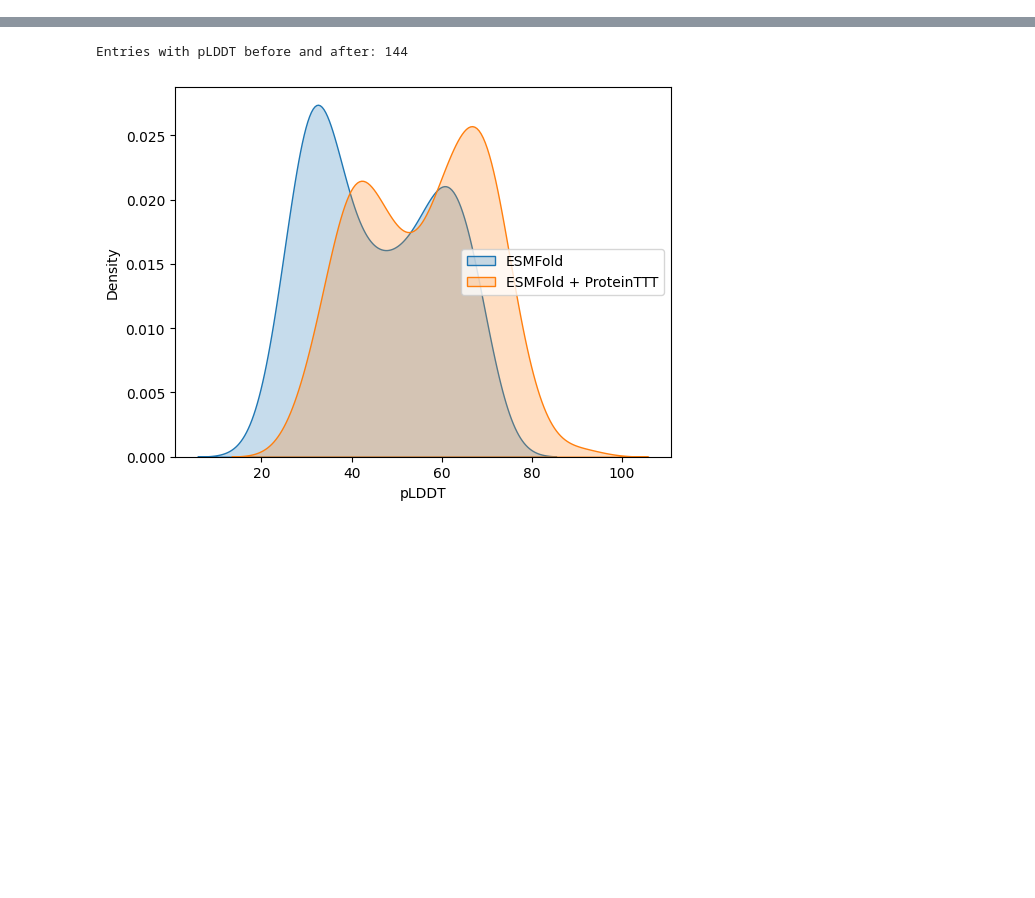
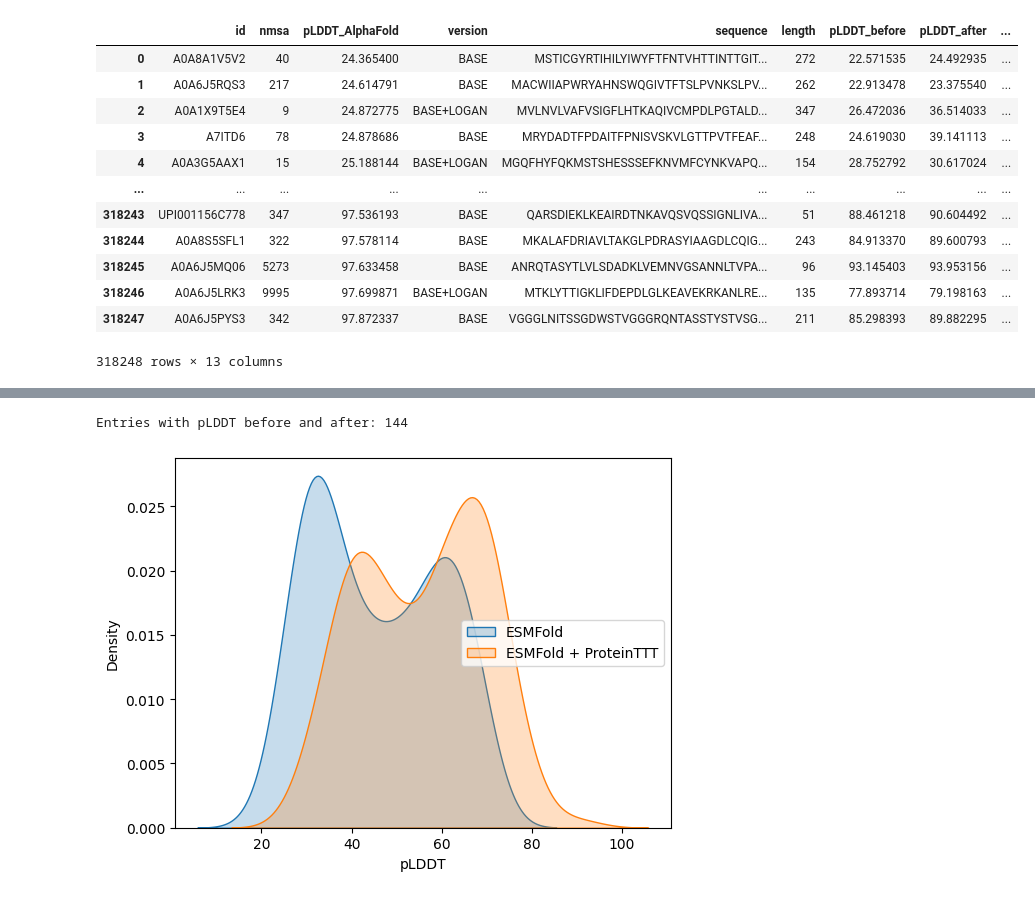
Before and after one commit to pimenol/ProteinTTT, a Jupyter notebook: notebooks/Bfvd.ipynb, the cells around one changed output, grey strips where cells are left out. Drawn from its saved outputs; the diff is of its cells as text; code cells hidden in the pictures; blank space fills up the shorter version.

```diff
--- a/notebooks/Bfvd.ipynb
+++ b/notebooks/Bfvd.ipynb
@@ -32,0 +29,17 @@ df_results = pd.read_csv(base_path / 'results.tsv', sep="\t")
+# %%
+df = pd.read_csv(base_path / 'results.tsv', sep="\t")
+df
+# %% [output]
+|  | id | nmsa | pLDDT_AlphaFold | version | sequence | length | pLDDT_before | pLDDT_after | ... |
+| 0 | A0A8A1V5V2 | 40 | 24.365400 | BASE | MSTICGYRTIHILYIWYFTFNTVHTTINTTGIT... | 272 | 22.571535 | 24.492935 | ... |
+| 1 | A0A6J5RQS3 | 217 | 24.614791 | BASE | MACWIIAPWRYAHNSWQGIVTFTSLPVNKSLPV... | 262 | 22.913478 | 23.375540 | ... |
+| 2 | A0A1X9T5E4 | 9 | 24.872775 | BASE+LOGAN | MVLNVLVAFVSIGFLHTKAQIVCMPDLPGTALD... | 347 | 26.472036 | 36.514033 | ... |
+| 3 | A7ITD6 | 78 | 24.878686 | BASE | MRYDADTFPDAITFPNISVSKVLGTTPVTFEAF... | 248 | 24.619030 | 39.141113 | ... |
+| 4 | A0A3G5AAX1 | 15 | 25.188144 | BASE+LOGAN | MGQFHYFQKMSTSHESSSEFKNVMFCYNKVAPQ... | 154 | 28.752792 | 30.617024 | ... |
+| ... | ... | ... | ... | ... | ... | ... | ... | ... | ... |
+| 318243 | UPI001156C778 | 347 | 97.536193 | BASE | QARSDIEKLKEAIRDTNKAVQSVQSSIGNLIVA... | 51 | 88.461218 | 90.604492 | ... |
+| 318244 | A0A8S5SFL1 | 322 | 97.578114 | BASE | MKALAFDRIAVLTAKGLPDRASYIAAGDLCQIG... | 243 | 84.913370 | 89.600793 | ... |
+| 318245 | A0A6J5MQ06 | 5273 | 97.633458 | BASE | ANRQTASYTLVLSDADKLVEMNVGSANNLTVPA... | 96 | 93.145403 | 93.953156 | ... |
+| 318246 | A0A6J5LRK3 | 9995 | 97.699871 | BASE+LOGAN | MTKLYTTIGKLIFDEPDLGLKEAVEKRKANLRE... | 135 | 77.893714 | 79.198163 | ... |
+| 318247 | A0A6J5PYS3 | 342 | 97.872337 | BASE | VGGGLNITSSGDWSTVGGGRQNTASSTYSTVSG... | 211 | 85.298393 | 89.882295 | ... |
+318248 rows × 13 columns
```
Also changed, not shown: parts of 32 cells of this notebook.
